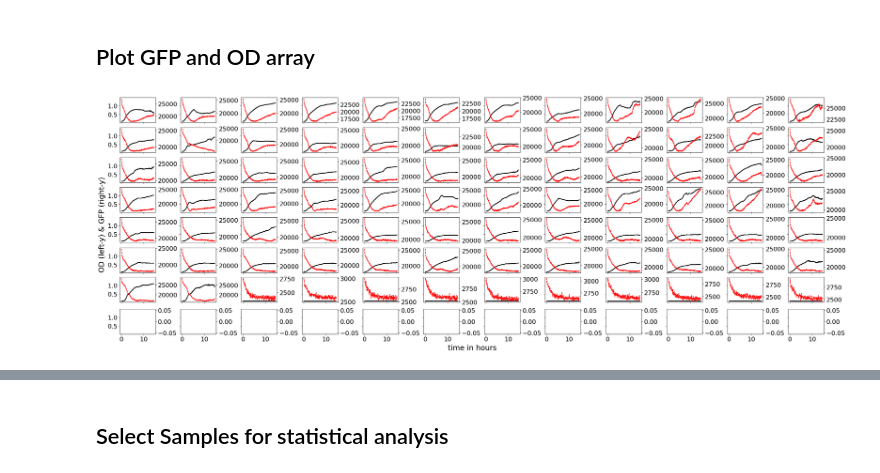
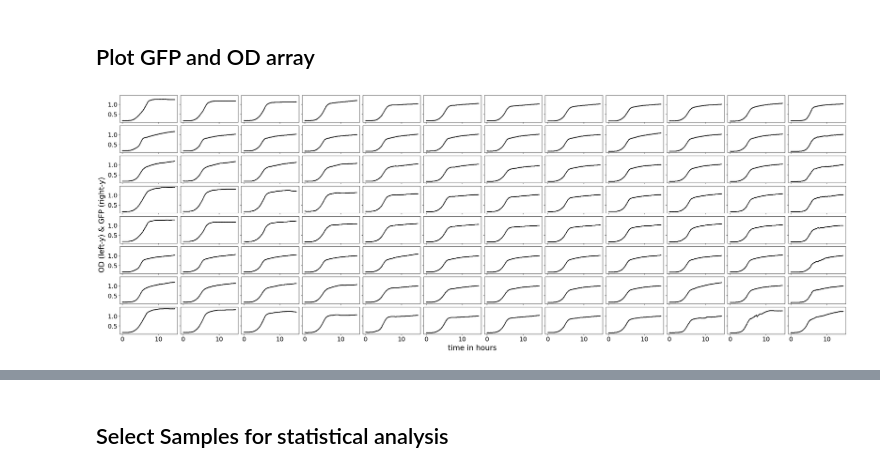
Before and after one commit to kevinjaychang/Hysteresis-Project, a Jupyter notebook: plot_PR_data_kc.ipynb, the cells around one changed output, grey strips where cells are left out. Cells and saved outputs as stored; diff of their text form; code cells hidden in the pictures.

```diff
--- a/plot_PR_data_kc.ipynb
+++ b/plot_PR_data_kc.ipynb
@@ -272,7 +272,7 @@ def create_data_arrays(num_time_pts, final_well_key, readout, od):
 '''
 
 # Get data from files
-dataFile = 'KC_X9_5.25.25_col9.txt'
+dataFile = 'KC_X8_5.21.25_col8+9.txt'
 numRows = 8
 numCols = 12
 sampling_rate = 4 # minutes
@@ -300,6 +300,24 @@ if mcherry['A1'].shape[0] != numReads:
 
 # time vector represented in minutes
 tSpan = np.linspace(0,numReads*sampling_rate,numReads)/60
+
+
+#Color helper functions
+def get_fluoresence_name(fluoresence):
+    return {id(data[0]): "mCherry", id(data[1]): "BFP", id(data[2]): "GFP", id(data[3]): "OD"}.get(id(fluoresence), "Unknown")
+
+def colors_gradient(fluoresence, num_colors):
+    fluoresence_name = get_fluoresence_name(fluoresence).lower()
+    if fluoresence_name == "gfp":
+        return plt.cm.Greens_r(np.linspace(0.3, 0.9, num_colors))  # Adjust range (0.3 to 0.9) for better contrast
+    elif fluoresence_name == "mcherry":
+        return plt.cm.Reds_r(np.linspace(0.3, 0.9, num_colors))  # Adjust range (0.3 to 0.9) for better contrast
+    elif fluoresence_name == "bfp":
+        return plt.cm.Blues_r(np.linspace(0.3, 0.9, num_colors))  # Adjust range (0.3 to 0.9) for better contrast
+    elif fluoresence_name == "od":
+        return plt.cm.Greys(np.linspace(0.3, 0.9, num_colors))  # Adjust range (0.3 to 0.9) for better contrast
+    else:
+        return SyntaxError
 # %% [output]
 length of data_Final 4
 length of dataFinal[0].keys() 96
@@ -372,33 +390,33 @@ fluoresence = BFP
 M = 0 # initialize subplot number
 
 fig, ax1 = plt.subplots(numRows, numCols, sharex = True, sharey = True, constrained_layout = True)
 fig.set_size_inches(30.5, 10.5)
 # fig.suptitle("JH_AN_EY_DP_OS_HPL_PCA_Plate_5")
 fig.supxlabel("time in hours")
 # plt.ylim([0,1000])
 fig.supylabel("OD (left-y) & GFP (right-y) ")
 
 for each in od.keys():
 
     # the correct position in the subplot array is ensured by (math.floor(M/numCols), M%numCols)
 
     # ax1 for OD vs time
     ax1[math.floor(M/numCols), M%numCols].plot(tSpan, od[each], '--o', ms=1, color='black');
 
     # ax1 and ax2 share the same x axis values (time)
-    ax2 = ax1[math.floor(M/numCols), M%numCols].twinx()
+    # ax2 = ax1[math.floor(M/numCols), M%numCols].twinx()
 
     # ax2 for GFP vs time
-    ax2.plot(tSpan, fluoresence[each], '--o', ms=1, color='r');
+    # ax2.plot(tSpan, fluoresence[each], '--o', ms=1, color='r'); #plots fluorescence
 
     M = M+1 # increase index of subplot number
 
 
 ## Scratch work
 # M = 0
 # fig, ax = plt.subplots(6, 10,sharex=True, sharey=True)
 # for each in od.keys():
 #     ax[math.floor(M/10), M%10].plot(tSpan,GFP[each],'--o',ms=1);
 #     M = M+1
 # %% [output]
-[figure, old version]
+[figure, new version]
```
Also changed, not shown: parts of 8 cells of this notebook, 3 other files.
